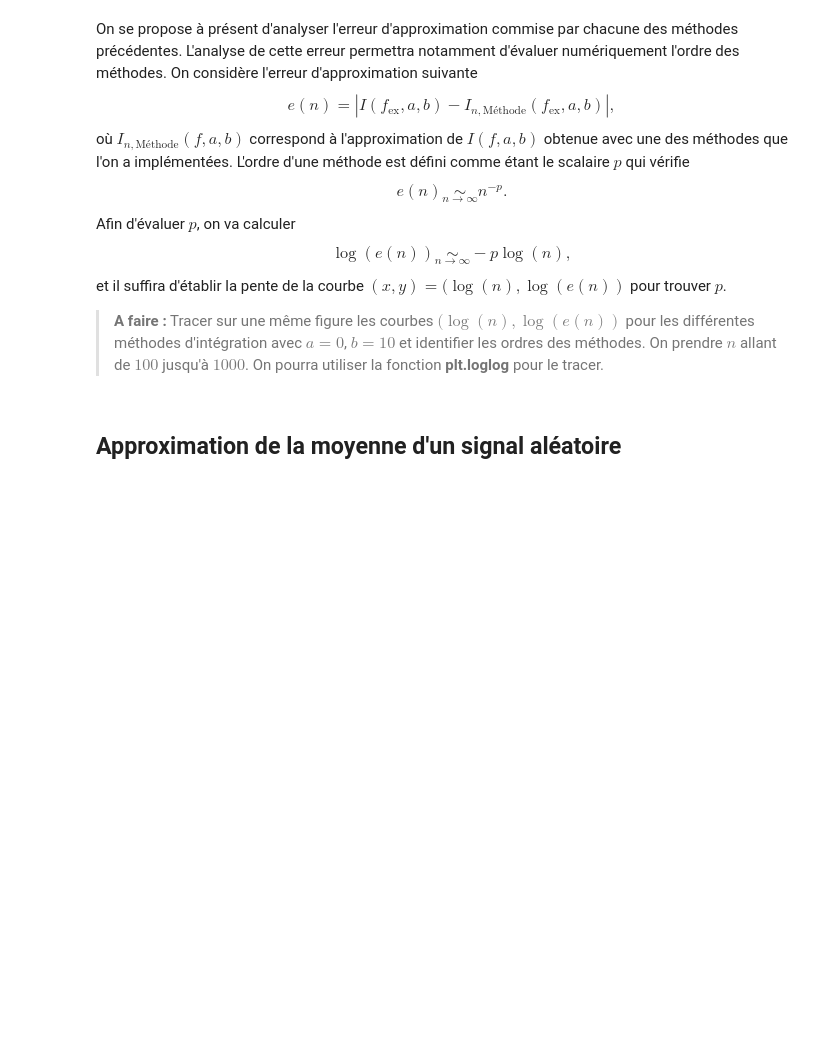
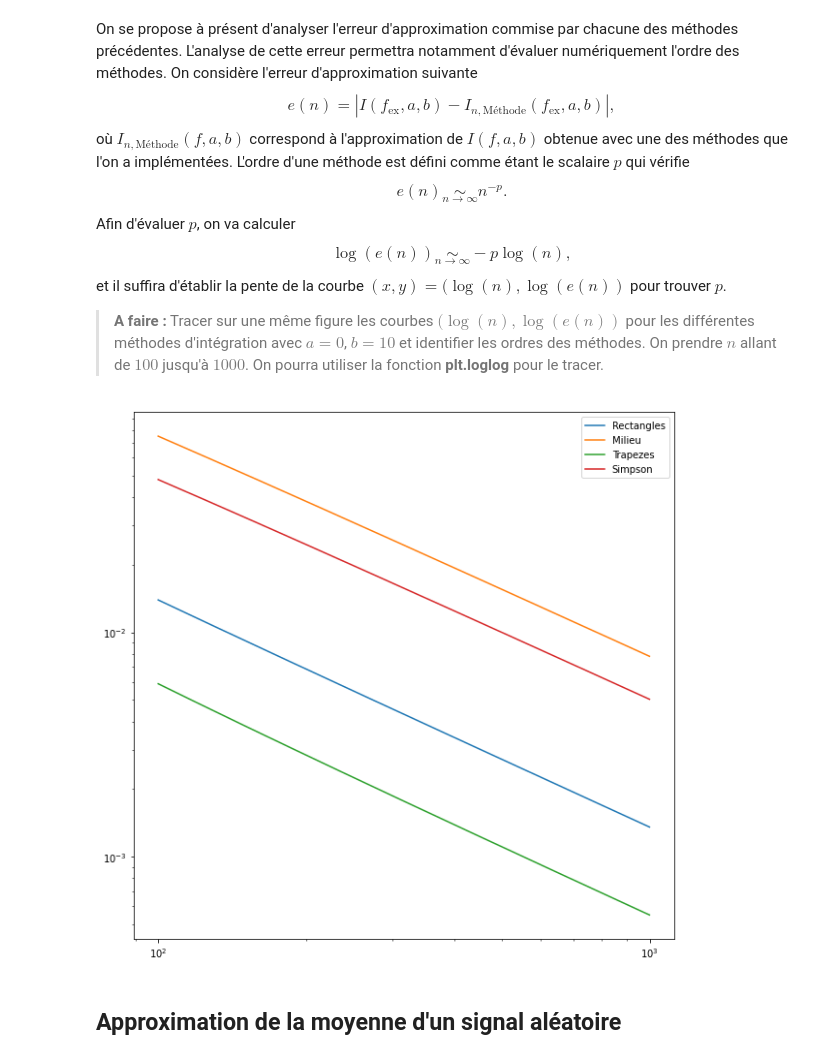
Before and after one commit to Mstrdav/TP_AN_OPTI, a Jupyter notebook: TP5_Notebook.ipynb, the cells around one changed output. Drawn from its saved outputs; the diff is of its cells as text; code cells hidden in the pictures; blank space fills up the shorter version.

```diff
--- a/TP5_Notebook.ipynb
+++ b/TP5_Notebook.ipynb
@@ -50,3 +47,9 @@ def Rect(f,a,b,n):
+# %%
+def Rect(f,a,b,n):
+    h = (b-a)/n
+    x = np.linspace(a,b,n)
+    y = f(x)
+    return h*np.sum(y)
 # %% [markdown]
 ### Méthode du point milieu
 # %% [markdown]
@@ -70,3 +66,9 @@ Erreur sur la méthode du milieu = 0.00151726565592
+# %%
+def Milieu(f,a,b,n):
+    h = (b-a)/n
+    x = np.linspace(a,b,n)
+    y = f(x+h/2)
+    return h*np.sum(y)
 # %% [markdown]
 ### Méthode des trapèzes
 # %% [markdown]
@@ -86,3 +85,9 @@ def Trapezes(f,a,b,n):
+# %%
+def Trapezes(f,a,b,n):
+    h = (b-a)/n
+    x = np.linspace(a,b,n)
+    y = f(x)
+    return h*(np.sum(y)-y[0]/2-y[-1]/2)
 # %% [markdown]
 ### Méthode de Simpson
 # %% [markdown]
@@ -106,3 +104,6 @@ Erreur sur la méthode de Simpson = 5.05767256409e-07
+# %%
+def Simpson(f,a,b,n):
+    return 1/3*(Trapezes(f,a,b,n)+2*Milieu(f,a,b,n))
 # %% [markdown]
 ### Analyse de l'erreur d'approximation et ordre des méthodes
 # %% [markdown]
@@ -120,6 +121,28 @@ et il suffira d'établir la pente de la courbe $(x,y) = (\log(n),\log(e(n))$ pou
 
 
 >**A faire :** Tracer sur une même figure les courbes $(\log(n),\log(e(n))$ pour les différentes méthodes d'intégration avec $a = 0$, $b = 10$ et identifier les ordres des méthodes. On prendre $n$ allant de $100$ jusqu'à $1000$. On pourra utiliser la fonction **plt.loglog** pour le tracer.
+# %%
+# plot the error (log(n), log(e(n))), for each method
+errRect = []
+errMilieu = []
+errTrapezes = []
+errSimpson = []
+n = np.arange(100,1000)
+for i in n:
+    errRect.append(np.abs(Rect(f_ex,0,10,i)-g_ex(10)))
+    errMilieu.append(np.abs(Milieu(f_ex,0,10,i)-g_ex(10)))
+    errTrapezes.append(np.abs(Trapezes(f_ex,0,10,i)-g_ex(10)))
+    errSimpson.append(np.abs(Simpson(f_ex,0,10,i)-g_ex(10)))
+
+plt.figure(figsize=(10,10))
+plt.loglog(n,errRect,label='Rectangles')
+plt.loglog(n,errMilieu,label='Milieu')
+plt.loglog(n,errTrapezes,label='Trapezes')
+plt.loglog(n,errSimpson,label='Simpson')
+plt.legend()
+plt.show()
+# %% [output]
+[figure, added]
 # %% [markdown]
 ## Approximation de la moyenne d'un signal aléatoire
 # %% [markdown]
```
Also changed, not shown: parts of 5 cells of this notebook, 1 other file.
